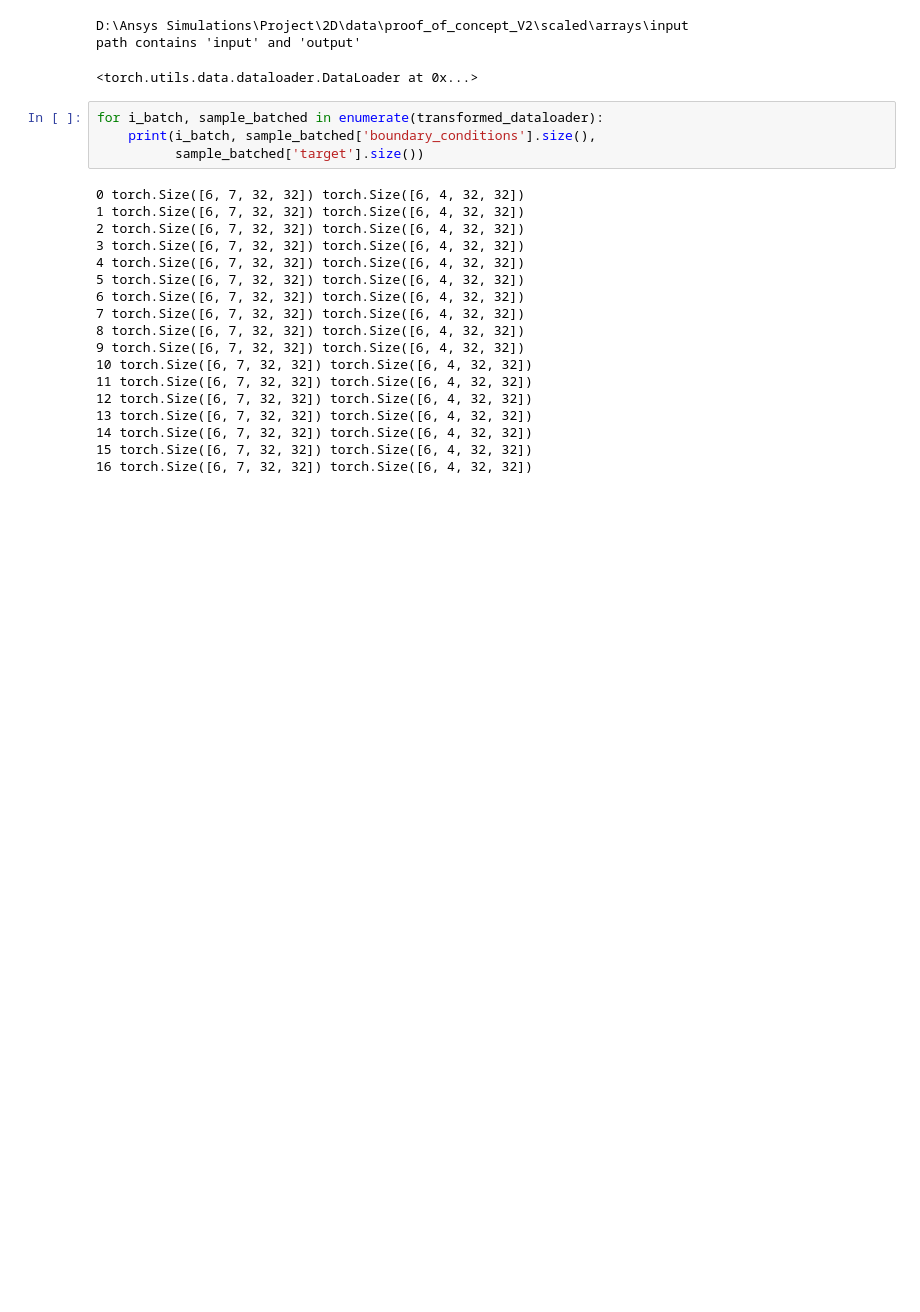
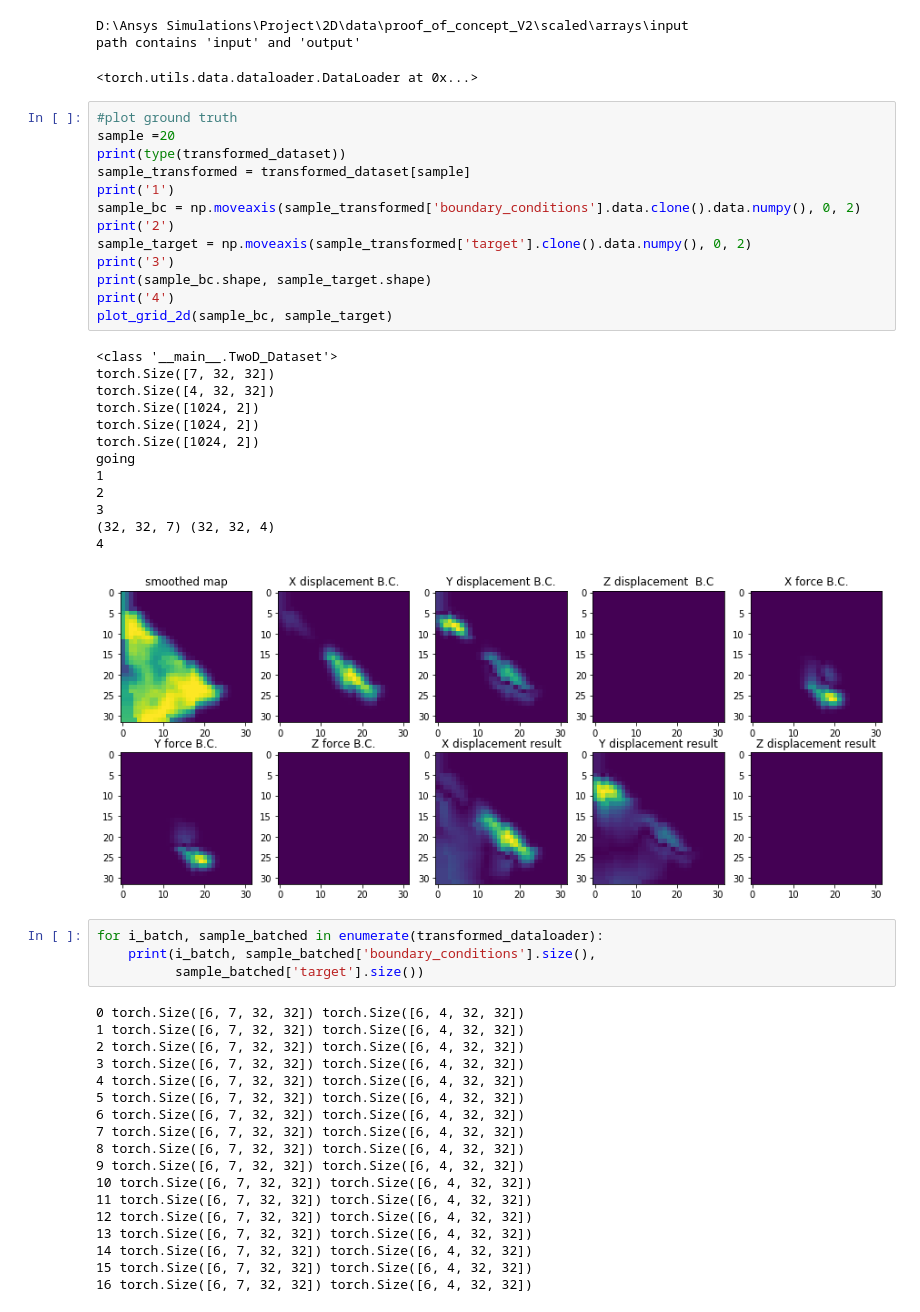
Before and after one commit to waltherwj/AI-and-FEA-model, a Jupyter notebook: 2D/preprocessing/training_proof_of_concept.ipynb, the cells around one changed output. Drawn from its saved outputs; the diff is of its cells as text; blank space fills up the shorter version.

```diff
--- a/2D/preprocessing/training_proof_of_concept.ipynb
+++ b/2D/preprocessing/training_proof_of_concept.ipynb
@@ -442,6 +380,33 @@ transformed_dataloader
 D:\Ansys Simulations\Project\2D\data\proof_of_concept_V2\scaled\arrays\input
 path contains 'input' and 'output'
 <torch.utils.data.dataloader.DataLoader at 0x...>
+# %%
+#plot ground truth
+sample =20
+print(type(transformed_dataset))
+sample_transformed = transformed_dataset[sample]
+print('1')
+sample_bc = np.moveaxis(sample_transformed['boundary_conditions'].data.clone().data.numpy(), 0, 2)
+print('2')
+sample_target = np.moveaxis(sample_transformed['target'].clone().data.numpy(), 0, 2)
+print('3')
+print(sample_bc.shape, sample_target.shape)
+print('4')
+plot_grid_2d(sample_bc, sample_target)
+# %% [output]
+<class '__main__.TwoD_Dataset'>
+torch.Size([7, 32, 32])
+torch.Size([4, 32, 32])
+torch.Size([1024, 2])
+torch.Size([1024, 2])
+torch.Size([1024, 2])
+going
+1
+2
+3
+(32, 32, 7) (32, 32, 4)
+4
+[figure, added]
 # %%
 for i_batch, sample_batched in enumerate(transformed_dataloader):
     print(i_batch, sample_batched['boundary_conditions'].size(),
```
Also changed, not shown: parts of 7 cells of this notebook, 1 other file.
